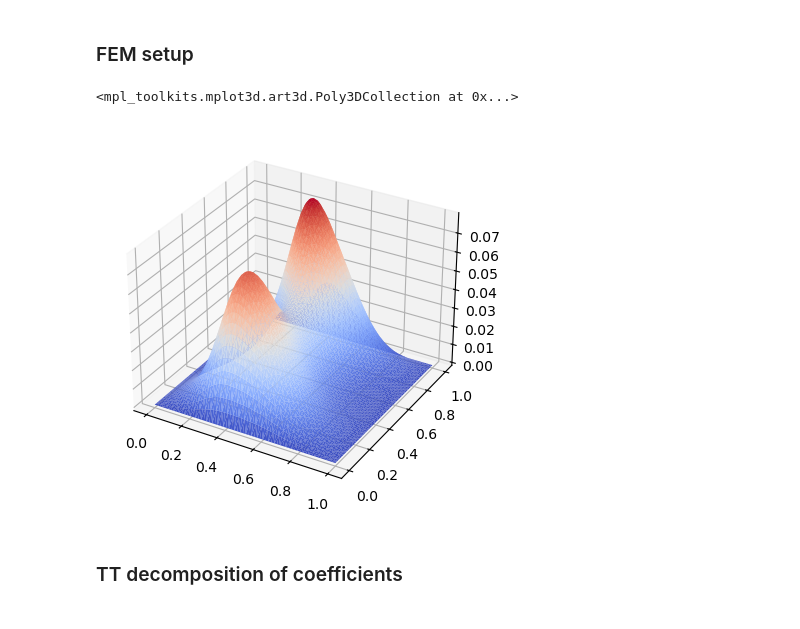
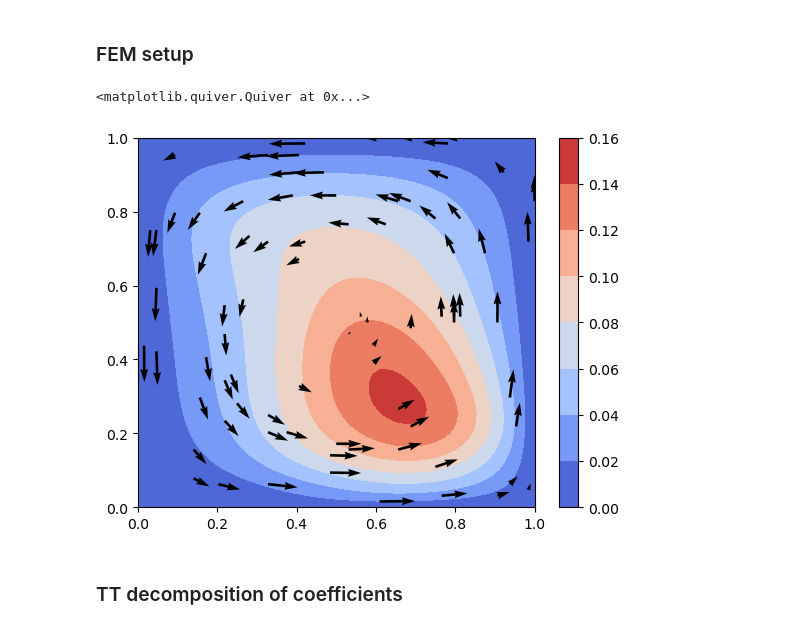
Before and after one commit to huberbenno/TT-IRT, a Jupyter notebook: python/als_cross_rework/convection_diffusion_2d.ipynb, the cells around one changed output. Drawn from its saved outputs; the diff is of its cells as text; code cells hidden in the pictures.

```diff
--- a/python/als_cross_rework/convection_diffusion_2d.ipynb
+++ b/python/als_cross_rework/convection_diffusion_2d.ipynb
@@ -63,8 +98,14 @@ diffusion_c = coeff(d=c_dim, nu = 3)
 # def diffusion_c(x, eps=1e-1):
 #   return np.full(x.shape[1], eps)
 
-def convection_b(x, dir=(-0,-0)):
-  return np.vstack([np.full(x.shape[1], dir[0]), np.full(x.shape[1], dir[1])])
+def convection_b(x, strength=40):
+  return np.vstack(
+    [strength * x[0] * (2 * x[1] - 1) * (x[0] - 1),
+     -strength  * x[1] * (2 * x[0] - 1) * (x[1] -1)]
+    )
+
+def forcing_field(x):
+  return 1e1 * np.exp(-(np.sum(np.square(x.T - [.5, .25, 0]), axis = 1))**2 / .005)
 # %% [output]
 [0.69305269 0.69305269 0.17326317 0.07700585 0.04331579 0.02772211
  0.01925146 0.01414393 0.01082895 0.00855621]
@@ -86,14 +127,16 @@ v = ufl.TestFunction(V)
 
 Vb = fem.functionspace(msh, element("Lagrange", msh.basix_cell(), 1, shape=(msh.geometry.dim,)))
 b = fem.Function(Vb)
-dir = np.random.uniform(-5,5,2)
-b.interpolate(lambda x: convection_b(x, dir))
+b.interpolate(lambda x: convection_b(x))
 
 c = fem.Function(V)
 diffusion_c.y = np.random.uniform(-3,3,10)
 c.interpolate(diffusion_c)
 
+f = fem.Function(V)
+f.interpolate(forcing_field)
+
 a0 = c * inner(grad(u), grad(v)) * dx
 a1 = inner(b, grad(u)) * v * dx
 a = a0 + a1
-L = v * dx # RHS is constant 1
+L = f * v * dx
@@ -103,13 +143,24 @@ uh = problem.solve()
-# %%
-cells, cell_types, x = plot.vtk_mesh(V)
-N = x.shape[0]
-
-fig, ax = plt.subplots(subplot_kw={'projection': '3d'})
-
-ax.plot_trisurf(x.T[0], x.T[1], uh.x.array, cmap='coolwarm')
-# %% [output]
-<mpl_toolkits.mplot3d.art3d.Poly3DCollection at 0x...>
-[figure, removed]
+# %%
+b.interpolate(lambda x: convection_b(x,300))
+diffusion_c.y = np.random.uniform(-3,3,10)
+c.interpolate(diffusion_c)
+
+problem = LinearProblem(a, L, bcs=[bc], petsc_options={"ksp_type": "preonly", "pc_type": "lu"})
+uh = problem.solve()
+
+cells, cell_types, x = plot.vtk_mesh(V)
+N = x.shape[0]
+
+fig, ax = plt.subplots()
+p = ax.tricontourf(x.T[0], x.T[1], uh.x.array, cmap='coolwarm')
+# p = ax.tricontourf(x.T[0], x.T[1], forcing_field(x.T), cmap='coolwarm')
+fig.colorbar(p, ax=ax)
+mask = np.random.rand(N) < 100 / N
+dir = convection_b(x[mask].T, 100)
+ax.quiver(x[mask].T[0], x[mask].T[1], dir[0], dir[1])
+# %% [output]
+<matplotlib.quiver.Quiver at 0x...>
+[figure, added]
 # %%
 class convection_diffusion_PDE_fun:
   def __init__(self):
```
Also changed, not shown: parts of 12 cells of this notebook, 1 other file.
